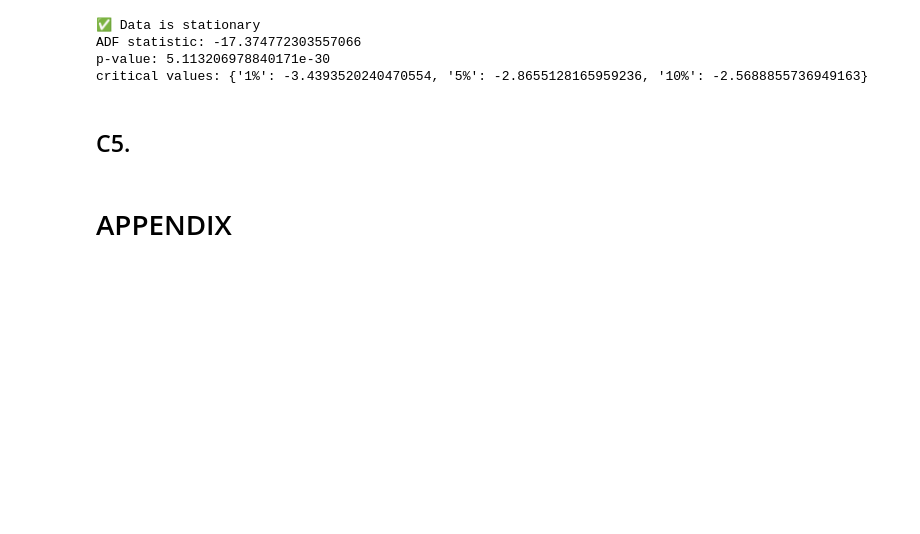
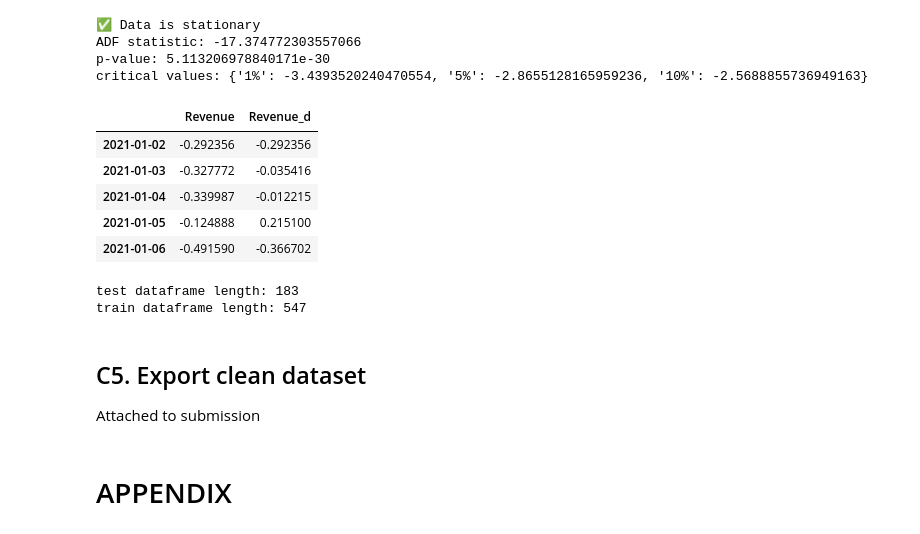
Before and after one commit to colemalphrus/D213, a Jupyter notebook: d213_1.ipynb, the cells around one changed output. Cells and saved outputs as stored; diff of their text form; code cells hidden in the pictures; blank space fills up the shorter version.

```diff
--- a/d213_1.ipynb
+++ b/d213_1.ipynb
@@ -124,5 +148,27 @@ print('critical values:', result[4])
 ADF statistic: -17.374772303557066
 p-value: 5.113206978840171e-30
 critical values: {'1%': -3.4393520240470554, '5%': -2.8655128165959236, '10%': -2.5688855736949163}
+# %%
+df.head()
+# %% [output]
+|  | Revenue | Revenue_d |
+| 2021-01-02 | -0.292356 | -0.292356 |
+| 2021-01-03 | -0.327772 | -0.035416 |
+| 2021-01-04 | -0.339987 | -0.012215 |
+| 2021-01-05 | -0.124888 | 0.215100 |
+| 2021-01-06 | -0.491590 | -0.366702 |
+# %%
+# Train Test Split
+split_index = int(0.75 * len(df))
+train_df = df.iloc[:split_index]
+test_df = df.iloc[split_index:]
+
+print(f'test dataframe length: {test_df.shape[0]}')
+print(f'train dataframe length: {train_df.shape[0]}')
+# %% [output]
+test dataframe length: 183
+train dataframe length: 547
 # %% [markdown]
-## C5.
+## C5. Export clean dataset
+
+Attached to submission
```
Also changed, not shown: parts of 10 cells of this notebook, 3 other files.
